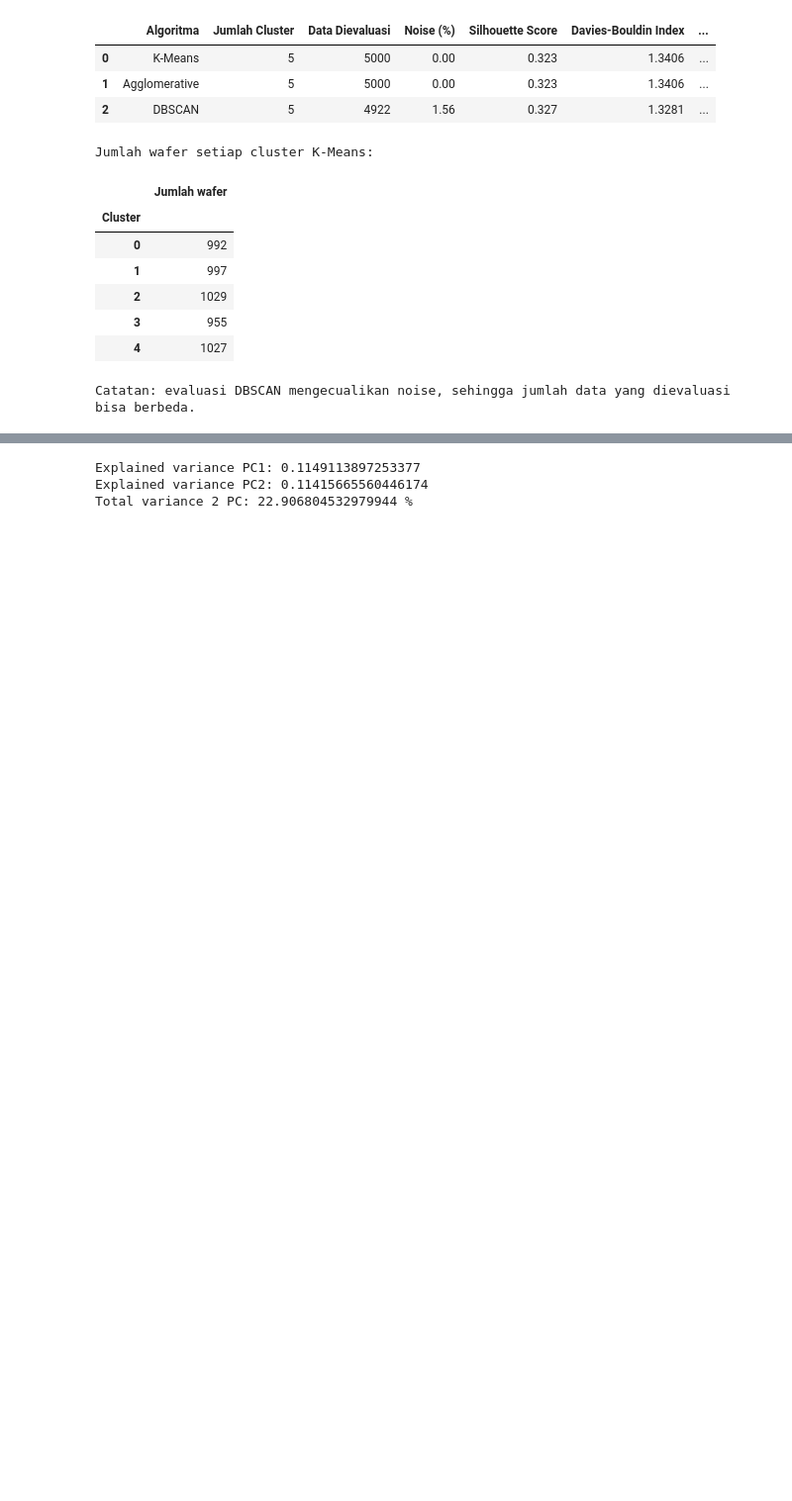
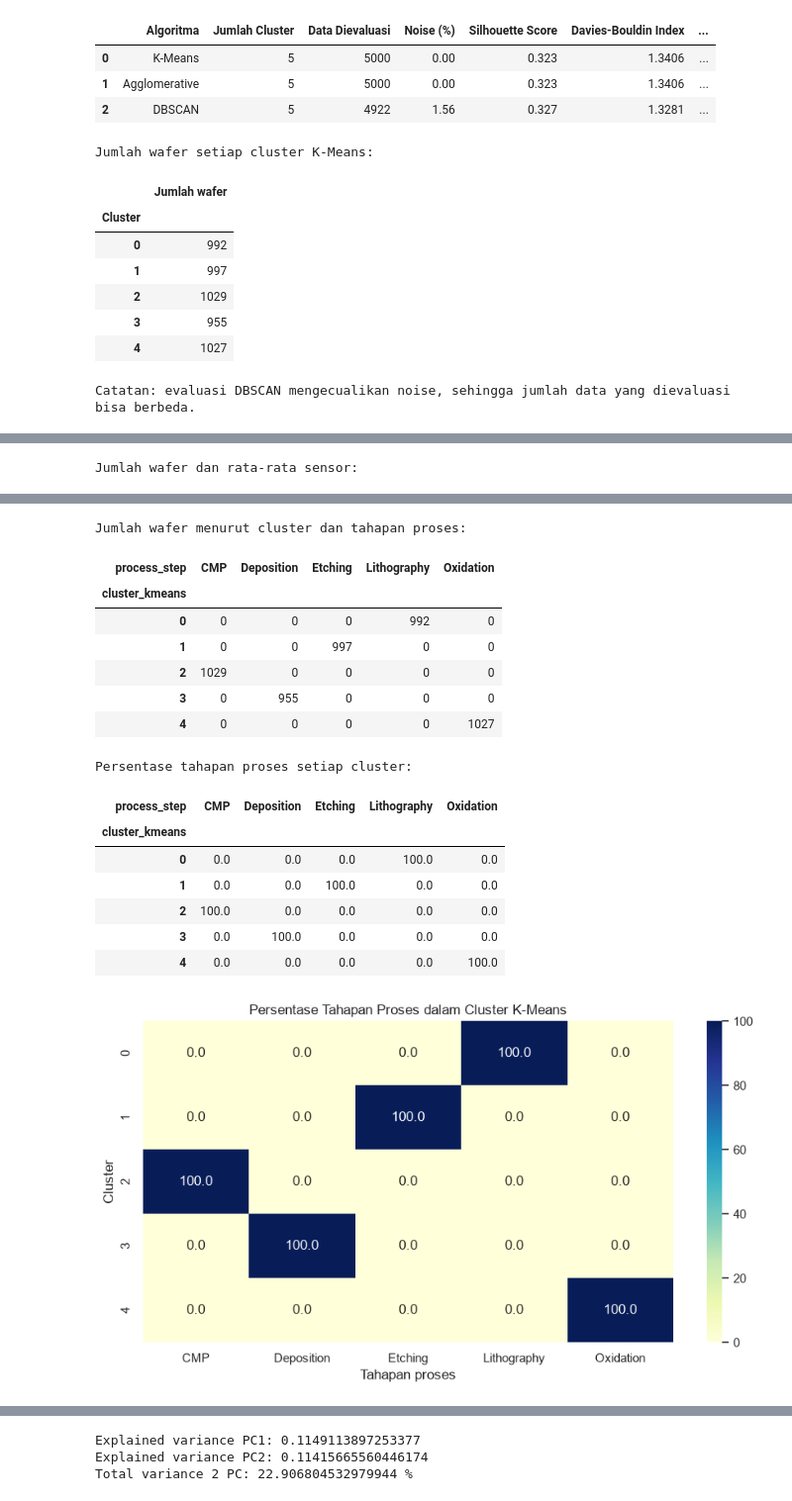
Before and after one commit to gbrlhf/wafer-defect-classification, a Jupyter notebook: notebook/unsupervised.ipynb, the cells around one changed output, grey strips where cells are left out. Shown at 99% size. Cells and saved outputs as stored; diff of their text form; code cells hidden in the pictures; blank space fills up the shorter version.

```diff
--- a/notebook/unsupervised.ipynb
+++ b/notebook/unsupervised.ipynb
@@ -639,0 +651,61 @@ Catatan: evaluasi DBSCAN mengecualikan noise, sehingga jumlah data yang dievalua
+# %%
+# Data asli untuk menjelaskan karakteristik cluster
+df_profile = X_raw.copy()
+df_profile["cluster_kmeans"] = kmeans_labels
+
+# Jumlah anggota setiap cluster
+cluster_counts = (
+    df_profile.groupby("cluster_kmeans")
+    .size()
+    .rename("Jumlah wafer")
+)
+
+# Rata-rata sensor dalam satuan asli
+cluster_profile_kmeans = (
+    df_profile.groupby("cluster_kmeans")[sensor_cols]
+    .mean()
+)
+
+print("Jumlah wafer dan rata-rata sensor:")
+display(
+    cluster_counts.to_frame()
+    .join(cluster_profile_kmeans)
+    .round(3)
+)
+
+# Distribusi tahapan proses setiap cluster
+cluster_process_counts = pd.crosstab(
+    df_profile["cluster_kmeans"],
+    df_profile["process_step"]
+)
+
+print("\nJumlah wafer menurut cluster dan tahapan proses:")
+display(cluster_process_counts)
+
+# Persentase proses di dalam setiap cluster
+cluster_process_percent = (
+    cluster_process_counts
+    .div(cluster_process_counts.sum(axis=1), axis=0)
+    * 100
+)
+
+print("\nPersentase tahapan proses setiap cluster:")
+display(cluster_process_percent.round(2))
+
+# Grafik untuk melihat keterkaitan cluster dengan proses
+plt.figure(figsize=(9, 5))
+sns.heatmap(
+    cluster_process_percent,
+    annot=True,
+    fmt=".1f",
+    cmap="YlGnBu",
+    vmin=0,
+    vmax=100
+)
+plt.title("Persentase Tahapan Proses dalam Cluster K-Means")
+plt.xlabel("Tahapan proses")
+plt.ylabel("Cluster")
+plt.tight_layout()
+plt.show()
+# %% [output]
+Jumlah wafer dan rata-rata sensor:
@@ -640 +719,18 @@ Catatan: evaluasi DBSCAN mengecualikan noise, sehingga jumlah data yang dievalua
+Jumlah wafer menurut cluster dan tahapan proses:
+| process_step | CMP | Deposition | Etching | Lithography | Oxidation |
+| cluster_kmeans |  |  |  |  |  |
+| 0 | 0 | 0 | 0 | 992 | 0 |
+| 1 | 0 | 0 | 997 | 0 | 0 |
+| 2 | 1029 | 0 | 0 | 0 | 0 |
+| 3 | 0 | 955 | 0 | 0 | 0 |
+| 4 | 0 | 0 | 0 | 0 | 1027 |
+Persentase tahapan proses setiap cluster:
+| process_step | CMP | Deposition | Etching | Lithography | Oxidation |
+| cluster_kmeans |  |  |  |  |  |
+| 0 | 0.0 | 0.0 | 0.0 | 100.0 | 0.0 |
+| 1 | 0.0 | 0.0 | 100.0 | 0.0 | 0.0 |
+| 2 | 100.0 | 0.0 | 0.0 | 0.0 | 0.0 |
+| 3 | 0.0 | 100.0 | 0.0 | 0.0 | 0.0 |
+| 4 | 0.0 | 0.0 | 0.0 | 0.0 | 100.0 |
+[figure, added]
 # %% [markdown]
```
Also changed, not shown: parts of 32 cells of this notebook.
